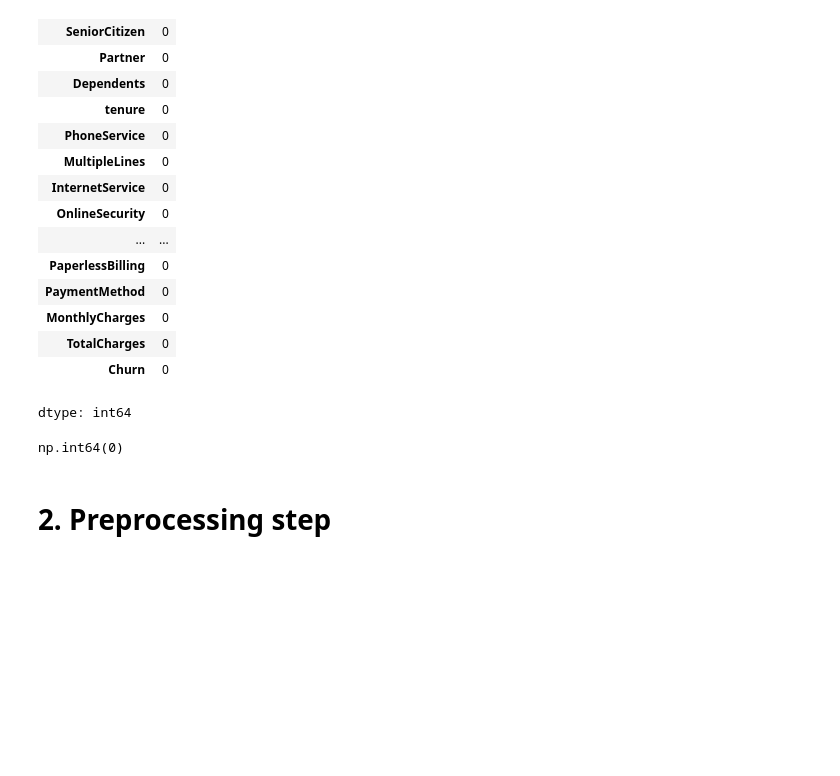
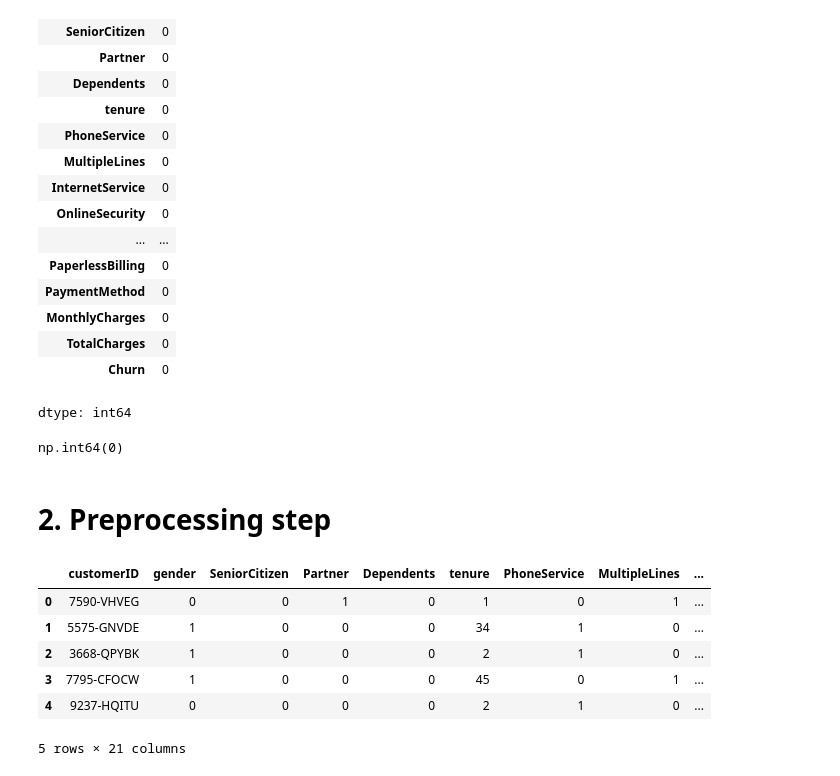
Before and after one commit to Andriamahay11master/ChurnSense, a Jupyter notebook: notebooks/Customer_churn_IBM_data_analysis.ipynb, the cells around one changed output. Cells and saved outputs as stored; diff of their text form; code cells hidden in the pictures; blank space fills up the shorter version.

Commit message:
add notebook preprocessing data / encoding label data

```diff
--- a/notebooks/Customer_churn_IBM_data_analysis.ipynb
+++ b/notebooks/Customer_churn_IBM_data_analysis.ipynb
@@ -92,3 +92,39 @@ data.duplicated().sum()
 np.int64(0)
 # %% [markdown]
 # 2. Preprocessing step
+# %%
+#convert all categorical columns to numerical
+from sklearn.preprocessing import LabelEncoder
+
+le = LabelEncoder()
+
+data['gender'] = le.fit_transform(data['gender'])
+data['Partner'] = le.fit_transform(data['Partner'])
+data['Dependents'] = le.fit_transform(data['Dependents'])
+data['PhoneService'] = le.fit_transform(data['PhoneService'])
+data['MultipleLines'] = le.fit_transform(data['MultipleLines'])
+data['InternetService'] = le.fit_transform(data['InternetService'])
+data['OnlineSecurity'] = le.fit_transform(data['OnlineSecurity'])
+data['OnlineBackup'] = le.fit_transform(data['OnlineBackup'])
+data['DeviceProtection'] = le.fit_transform(data['DeviceProtection'])
+data['TechSupport'] = le.fit_transform(data['TechSupport'])
+data['StreamingTV'] = le.fit_transform(data['StreamingTV'])
+data['StreamingMovies'] = le.fit_transform(data['StreamingMovies'])
+data['Contract'] = le.fit_transform(data['Contract'])
+data['PaperlessBilling'] = le.fit_transform(data['PaperlessBilling'])
+data['PaymentMethod'] = le.fit_transform(data['PaymentMethod'])
+data['Churn'] = le.fit_transform(data['Churn'])
+# %%
+#transform column totalCharge to float
+data['TotalCharges'] = data['TotalCharges'].replace(' ', np.nan)
+data['TotalCharges'] = data['TotalCharges'].astype(float)
+# %%
+data.head()
+# %% [output]
+|  | customerID | gender | SeniorCitizen | Partner | Dependents | tenure | PhoneService | MultipleLines | ... |
+| 0 | 7590-VHVEG | 0 | 0 | 1 | 0 | 1 | 0 | 1 | ... |
+| 1 | 5575-GNVDE | 1 | 0 | 0 | 0 | 34 | 1 | 0 | ... |
+| 2 | 3668-QPYBK | 1 | 0 | 0 | 0 | 2 | 1 | 0 | ... |
+| 3 | 7795-CFOCW | 1 | 0 | 0 | 0 | 45 | 0 | 1 | ... |
+| 4 | 9237-HQITU | 0 | 0 | 0 | 0 | 2 | 1 | 0 | ... |
+5 rows × 21 columns
```
Also changed, not shown: parts of 2 cells of this notebook.
